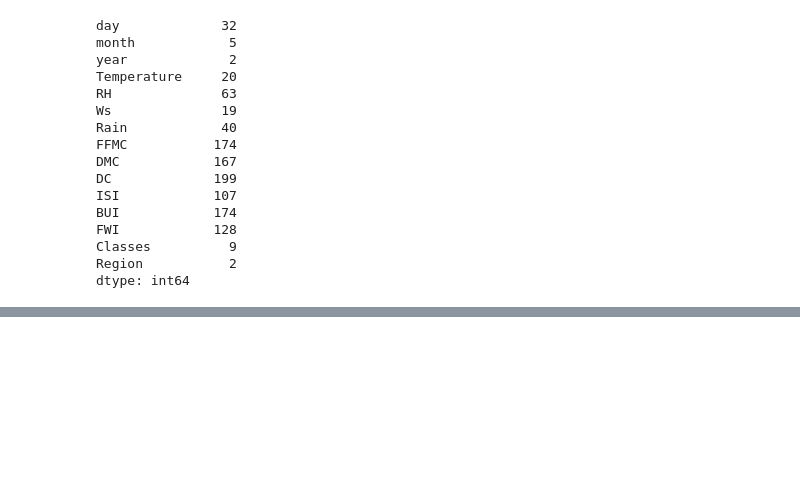
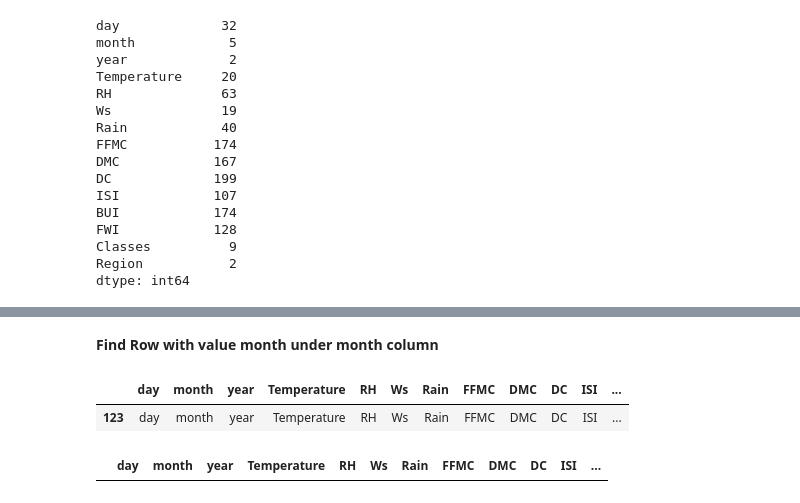
Before and after one commit to jisshub/Algerian-Forest-Fires-Prediction, a Jupyter notebook: Forest_Fire_Prediction.ipynb, the cells around one changed output, grey strips where cells are left out. Saved outputs shown, nothing was run; the diff lists cells and outputs as text; code cells hidden in the pictures; blank space fills up the shorter version.

Commit message:
Data types updated

```diff
--- a/Forest_Fire_Prediction.ipynb
+++ b/Forest_Fire_Prediction.ipynb
@@ -271,0 +280,7 @@ Unique values ofRegion are [1. 2.]
+# %% [markdown]
+<b>Find Row with value month under month column<b>
+# %%
+forest_fires_data[forest_fires_data['month']=='month']
+# %% [output]
+|  | day | month | year | Temperature | RH | Ws | Rain | FFMC | DMC | DC | ISI | ... |
+| 123 | day | month | year | Temperature | RH | Ws | Rain | FFMC | DMC | DC | ISI | ... |
@@ -271,0 +290,5 @@ Unique values ofRegion are [1. 2.]
+# %%
+# check above row is removed or not
+forest_fires_data[forest_fires_data['month']=='month']
+# %% [output]
+|  | day | month | year | Temperature | RH | Ws | Rain | FFMC | DMC | DC | ISI | ... |
```
Also changed, not shown: parts of 17 cells of this notebook.
